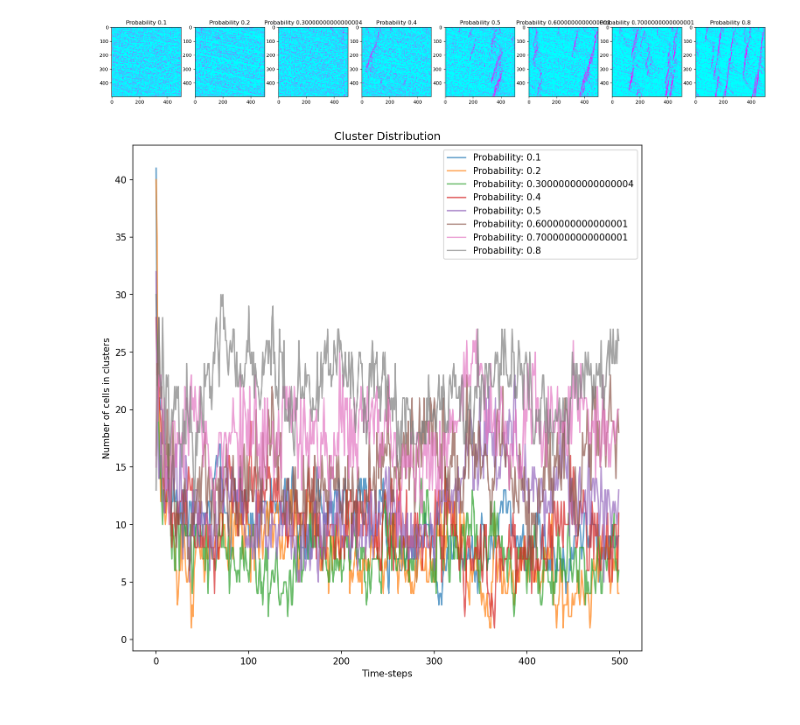
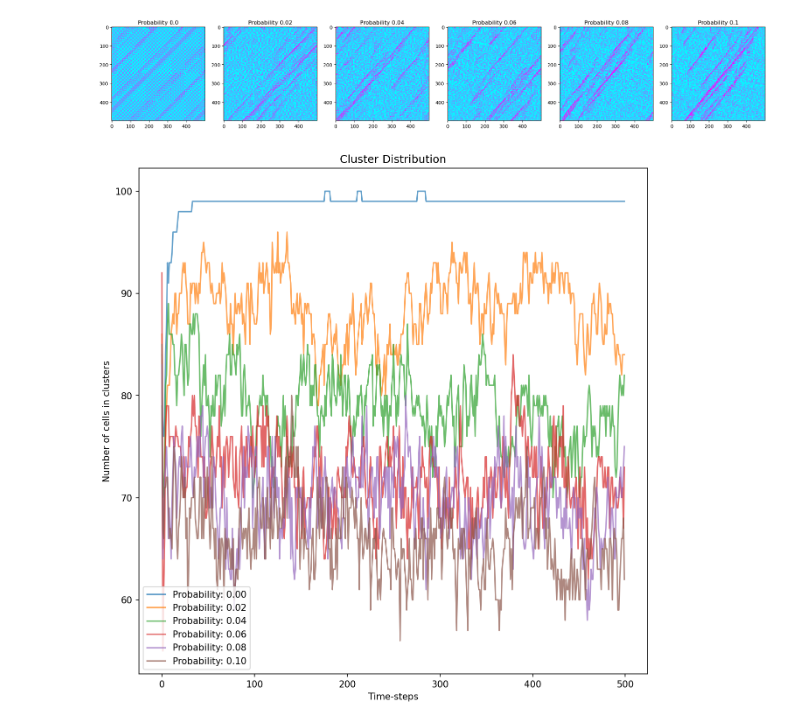
Before and after one commit to SofiaHilma/Traffic_flow_simulation, a Jupyter notebook: braking.ipynb, the cells around one changed output. Cells and saved outputs as stored; diff of their text form; code cells hidden in the pictures.

```diff
--- a/braking.ipynb
+++ b/braking.ipynb
@@ -4,33 +4,33 @@ import matplotlib.pyplot as plt
 import numpy as np
 from scipy.optimize import curve_fit
 
-probabilities = np.arange(0.1,0.9,0.1)
+probabilities = list(np.arange(0,0.11,0.02))
 L = 500
-N = 50
+N = 100
 vmax = 5
 tmax = 500
 # %%
 fig, axs = plt.subplots(1,len(probabilities), figsize = (25, 5))
 for p in probabilities:
     simulation = functions.Nagel_Schreckenberg(L, N, vmax, p, tmax)[0]
     points = np.zeros((tmax, L))
     for i in range(L):
         for j in range(tmax):
             if simulation[j][i] > -1:
                 points[j][i] = 1
             else:
                 points[j][i] = 0
-    axs[int(p*10-1)].set_title('Probability {}'.format(p))
-    axs[int(p*10-1)].imshow(points, cmap = "cool", interpolation = "nearest")
+    axs[probabilities.index(p)].set_title(f'Probability {round(p,2)}')
+    axs[probabilities.index(p)].imshow(points, cmap = "cool", interpolation = "nearest")
 plt.show()
 # %% [output]
-[figure, old version]
+[figure, new version]
 # %%
 plt.figure(figsize=(10,10), dpi=150)
 
 for p in probabilities:
     simulation = functions.Nagel_Schreckenberg(L, N, vmax, p, tmax)[2]
-    plt.plot(range(tmax), simulation, label = 'Probability: {}'.format(p), alpha = 0.7)
+    plt.plot(range(tmax), simulation, label = f'Probability: {p:.2f}', alpha = 0.7)
     plt.xlabel('Time-steps')
     plt.ylabel('Number of cells in clusters')
     plt.title('Cluster Distribution')
@@ -38,4 +38,4 @@ for p in probabilities:
 
 plt.show()
 # %% [output]
-[figure, old version]
+[figure, new version]
```
Also changed, not shown: parts of 2 cells of this notebook.
